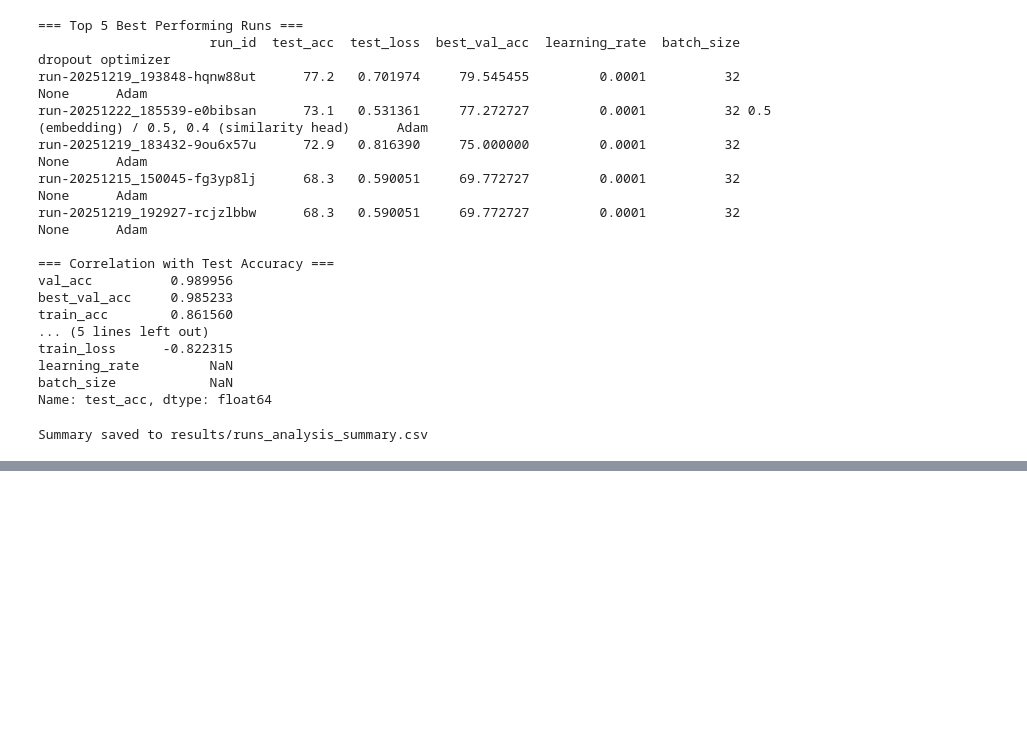
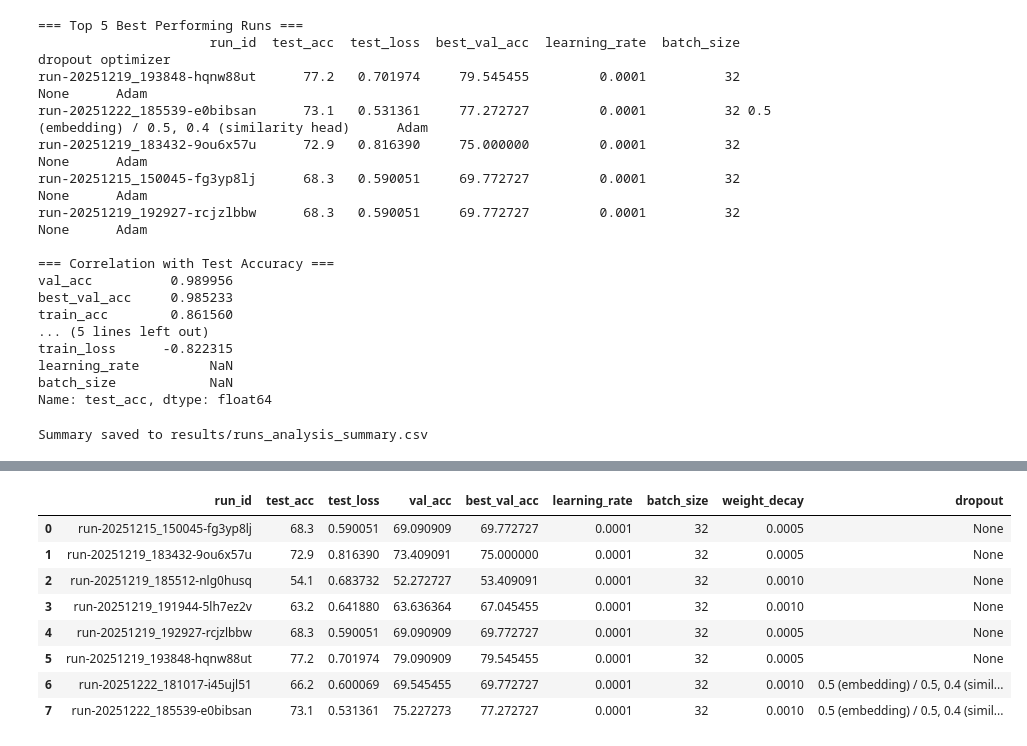
Before and after one commit to orimood/deep_hw_2, a Jupyter notebook: report_graphs.ipynb, the cells around one changed output, grey strips where cells are left out. Drawn from its saved outputs; the diff is of its cells as text; code cells hidden in the pictures; blank space fills up the shorter version.

```diff
--- a/report_graphs.ipynb
+++ b/report_graphs.ipynb
@@ -350,0 +355,75 @@ Summary saved to results/runs_analysis_summary.csv
+# %%
+# Display all data for each of the 8 runs
+import pandas as pd
+
+# Set display options to show all columns
+pd.set_option('display.max_columns', None)
+pd.set_option('display.width', None)
+pd.set_option('display.max_colwidth', None)
+
+print("=" * 100)
+print("DETAILED DATA FOR ALL 8 RUNS")
+print("=" * 100)
+
+# Sort by run_id to show chronologically
+df_display = df.sort_values('run_id').reset_index(drop=True)
+
+# Display each run's data
+for idx, row in df_display.iterrows():
+    print(f"\n{'='*100}")
+    print(f"RUN #{idx + 1}: {row['run_id']}")
+    print(f"{'='*100}")
+
+    print("\n📊 PERFORMANCE METRICS:")
+    print(f"  Test Accuracy:        {row['test_acc']:.2f}%" if pd.notna(row['test_acc']) else "  Test Accuracy:        N/A")
+    print(f"  Test Loss:            {row['test_loss']:.4f}" if pd.notna(row['test_loss']) else "  Test Loss:            N/A")
+    print(f"  Validation Accuracy:  {row['val_acc']:.2f}%" if pd.notna(row['val_acc']) else "  Validation Accuracy:  N/A")
+    print(f"  Validation Loss:      {row['val_loss']:.4f}" if pd.notna(row['val_loss']) else "  Validation Loss:      N/A")
+    print(f"  Train Accuracy:       {row['train_acc']:.2f}%" if pd.notna(row['train_acc']) else "  Train Accuracy:       N/A")
+    print(f"  Train Loss:           {row['train_loss']:.4f}" if pd.notna(row['train_loss']) else "  Train Loss:           N/A")
+    print(f"  Best Val Accuracy:    {row['best_val_acc']:.2f}%" if pd.notna(row['best_val_acc']) else "  Best Val Accuracy:    N/A")
+    print(f"  Best Epoch:           {int(row['best_epoch'])}" if pd.notna(row['best_epoch']) else "  Best Epoch:           N/A")
+
+    print("\n⚙️  HYPERPARAMETERS:")
+    print(f"  Learning Rate:        {row['learning_rate']}" if pd.notna(row['learning_rate']) else "  Learning Rate:        N/A")
+    print(f"  Batch Size:           {int(row['batch_size'])}" if pd.notna(row['batch_size']) else "  Batch Size:           N/A")
+    print(f"  Dropout:              {row['dropout']}" if pd.notna(row['dropout']) else "  Dropout:              N/A")
+    print(f"  Weight Decay:         {row['weight_decay']}" if pd.notna(row['weight_decay']) else "  Weight Decay:         N/A")
+    print(f"  Optimizer:            {row['optimizer']}" if pd.notna(row['optimizer']) else "  Optimizer:            N/A")
+
+    print("\n🏗️  MODEL ARCHITECTURE:")
+    print(f"  Architecture:         {row['architecture']}" if pd.notna(row['architecture']) else "  Architecture:         N/A")
+    print(f"  Improvements:         {row['improvements']}" if pd.notna(row['improvements']) and row['improvements'] else "  Improvements:         N/A")
+    print(f"  Loss Function:        {row['loss_function']}" if pd.notna(row['loss_function']) else "  Loss Function:        N/A")
+    print(f"  Embedding Dimension:  {int(row['embedding_dim'])}" if pd.notna(row['embedding_dim']) else "  Embedding Dimension:  N/A")
+    print(f"  Similarity Channels:  {row['similarity_channels']}" if pd.notna(row['similarity_channels']) else "  Similarity Channels:  N/A")
+
+    print("\n📅 TRAINING SCHEDULE:")
+    print(f"  Total Epochs:         {int(row['epochs'])}" if pd.notna(row['epochs']) else "  Total Epochs:         N/A")
+    print(f"  LR Scheduler:         {row['scheduler']}" if pd.notna(row['scheduler']) else "  LR Scheduler:         N/A")
+    print(f"  Scheduler Step Size:  {int(row['step_size'])}" if pd.notna(row['step_size']) else "  Scheduler Step Size:  N/A")
+    print(f"  Scheduler Gamma:      {row['gamma']}" if pd.notna(row['gamma']) else "  Scheduler Gamma:      N/A")
+
+    print("\n⏱️  RUNTIME:")
+    if pd.notna(row['runtime']):
+        runtime_min = row['runtime'] / 60
+        print(f"  Total Runtime:        {runtime_min:.2f} minutes ({row['runtime']:.1f} seconds)")
+    else:
+        print(f"  Total Runtime:        N/A")
+
+print(f"\n{'='*100}")
+print("SUMMARY STATISTICS")
+print(f"{'='*100}")
+print(f"\nTotal runs analyzed: {len(df_display)}")
+print(f"Best test accuracy: {df_display['test_acc'].max():.2f}% (Run #{df_display['test_acc'].idxmax() + 1})")
+print(f"Worst test accuracy: {df_display['test_acc'].min():.2f}% (Run #{df_display['test_acc'].idxmin() + 1})")
+print(f"Mean test accuracy: {df_display['test_acc'].mean():.2f}% ± {df_display['test_acc'].std():.2f}%")
+print(f"Best test loss: {df_display['test_loss'].min():.4f} (Run #{df_display['test_loss'].idxmin() + 1})")
+print(f"Mean runtime: {(df_display['runtime'].mean() / 60):.2f} minutes")
+
+# Also display as a table
+print(f"\n{'='*100}")
+print("QUICK REFERENCE TABLE")
+print(f"{'='*100}\n")
+display(df_display[['run_id', 'test_acc', 'test_loss', 'val_acc', 'best_val_acc', 'learning_rate', 'batch_size', 'weight_decay', 'dropout']])
+# %% [output]
@@ -350,0 +447,9 @@ Summary saved to results/runs_analysis_summary.csv
+|  | run_id | test_acc | test_loss | val_acc | best_val_acc | learning_rate | batch_size | weight_decay | dropout |
+| 0 | run-20251215_150045-fg3yp8lj | 68.3 | 0.590051 | 69.090909 | 69.772727 | 0.0001 | 32 | 0.0005 | None |
+| 1 | run-20251219_183432-9ou6x57u | 72.9 | 0.816390 | 73.409091 | 75.000000 | 0.0001 | 32 | 0.0005 | None |
+| 2 | run-20251219_185512-nlg0husq | 54.1 | 0.683732 | 52.272727 | 53.409091 | 0.0001 | 32 | 0.0010 | None |
+| 3 | run-20251219_191944-5lh7ez2v | 63.2 | 0.641880 | 63.636364 | 67.045455 | 0.0001 | 32 | 0.0010 | None |
+| 4 | run-20251219_192927-rcjzlbbw | 68.3 | 0.590051 | 69.090909 | 69.772727 | 0.0001 | 32 | 0.0005 | None |
+| 5 | run-20251219_193848-hqnw88ut | 77.2 | 0.701974 | 79.090909 | 79.545455 | 0.0001 | 32 | 0.0005 | None |
+| 6 | run-20251222_181017-i45ujl51 | 66.2 | 0.600069 | 69.545455 | 69.772727 | 0.0001 | 32 | 0.0010 | 0.5 (embedding) / 0.5, 0.4 (simil... |
+| 7 | run-20251222_185539-e0bibsan | 73.1 | 0.531361 | 75.227273 | 77.272727 | 0.0001 | 32 | 0.0010 | 0.5 (embedding) / 0.5, 0.4 (simil... |
```
Also changed, not shown: parts of 11 cells of this notebook.
